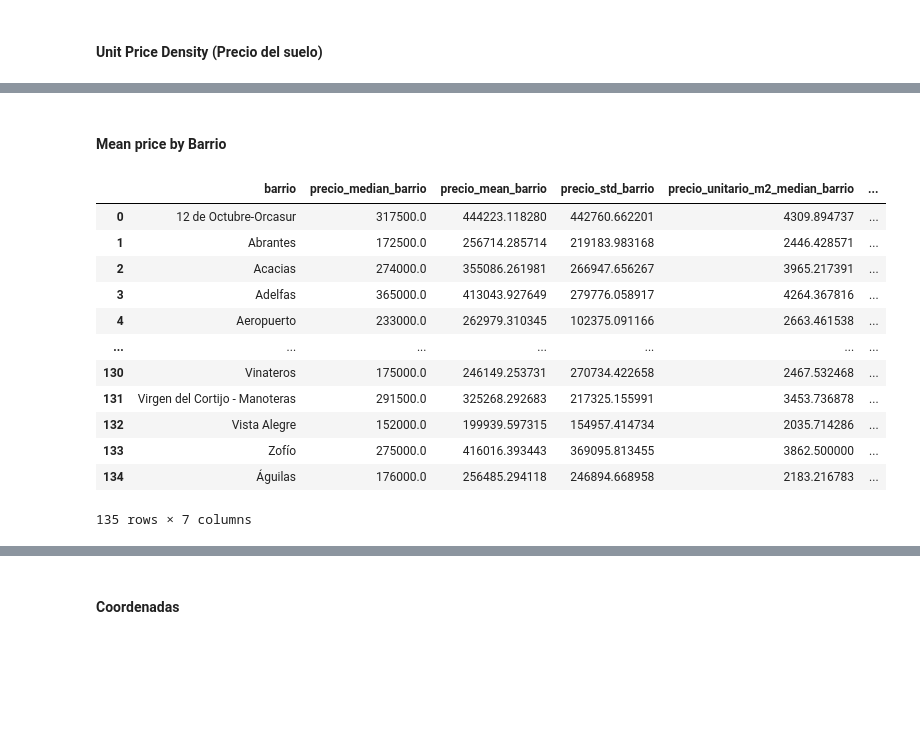
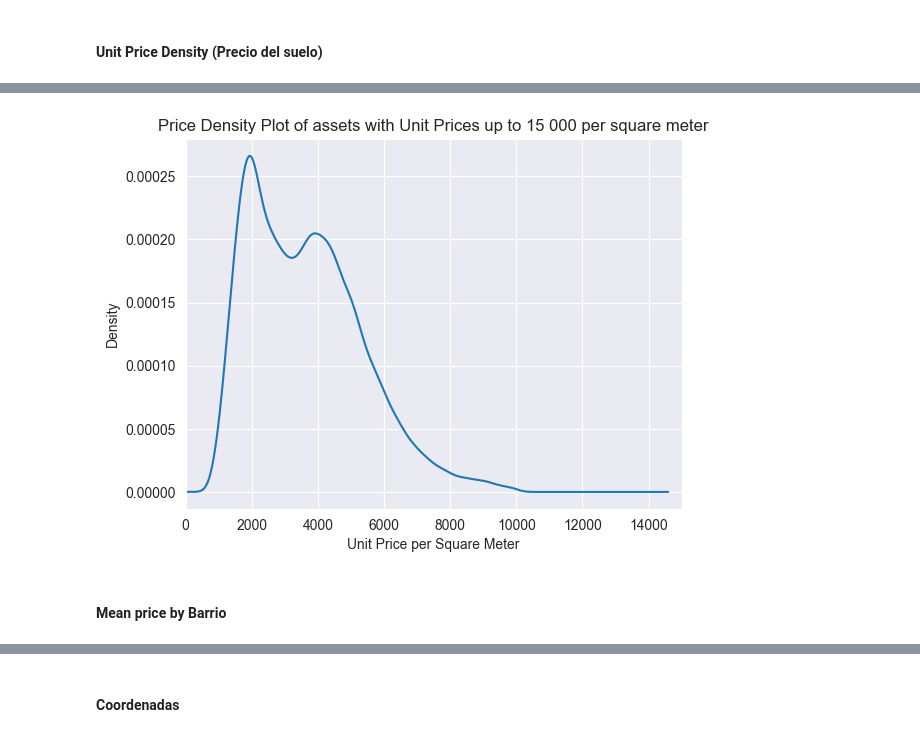
Before and after one commit to anamartiiins/MDS6-IDEALISTA, a Jupyter notebook: exploratory_data_analysis_insights.ipynb, the cells around one changed output, grey strips where cells are left out. Cells and saved outputs as stored; diff of their text form; code cells hidden in the pictures; blank space fills up the shorter version.

```diff
--- a/exploratory_data_analysis_insights.ipynb
+++ b/exploratory_data_analysis_insights.ipynb
@@ -193,3 +228,28 @@ plt.show()
+# %%
+import matplotlib.pyplot as plt
+
+# Plot the KDE with unit prices in thousands
+df_train.precio_unitario_m2.plot.kde()
+
+# Set x-axis tick labels format to non-scientific notation
+plt.ticklabel_format(style='plain', axis='x')
+
+# Set x-axis label
+plt.xlabel('Unit Price per Square Meter')
+
+# Set the x-axis limit to start at 0 and end at 2000
+plt.xlim([0, 15000])
+
+# Set a title
+plt.title('Price Density Plot of assets with Unit Prices up to 15 000 per square meter')
+
+# Save the plot with a different filename
+plt.savefig('price_density_plot_unit_price_per_square_meter.png')
+
+# Show the plot
+plt.show()
+# %% [output]
+[figure, added]
 # %% [markdown]
 #### Mean price by Barrio
 # %%
@@ -200,19 +260,3 @@ df_metrics_barrios= df_train.groupby(['barrio']).agg({'precio':['median', 'mean'
 df_metrics_barrios.columns = ['barrio',
                          'precio_median_barrio', 'precio_mean_barrio', 'precio_std_barrio',
                          'precio_unitario_m2_median_barrio', 'precio_unitario_m2_mean_barrio', 'precio_unitario_m2_std_barrio']
-# %%
-df_metrics_barrios
-# %% [output]
-|  | barrio | precio_median_barrio | precio_mean_barrio | precio_std_barrio | precio_unitario_m2_median_barrio | ... |
-| 0 | 12 de Octubre-Orcasur | 317500.0 | 444223.118280 | 442760.662201 | 4309.894737 | ... |
-| 1 | Abrantes | 172500.0 | 256714.285714 | 219183.983168 | 2446.428571 | ... |
-| 2 | Acacias | 274000.0 | 355086.261981 | 266947.656267 | 3965.217391 | ... |
-| 3 | Adelfas | 365000.0 | 413043.927649 | 279776.058917 | 4264.367816 | ... |
-| 4 | Aeropuerto | 233000.0 | 262979.310345 | 102375.091166 | 2663.461538 | ... |
-| ... | ... | ... | ... | ... | ... | ... |
-| 130 | Vinateros | 175000.0 | 246149.253731 | 270734.422658 | 2467.532468 | ... |
-| 131 | Virgen del Cortijo - Manoteras | 291500.0 | 325268.292683 | 217325.155991 | 3453.736878 | ... |
-| 132 | Vista Alegre | 152000.0 | 199939.597315 | 154957.414734 | 2035.714286 | ... |
-| 133 | Zofío | 275000.0 | 416016.393443 | 369095.813455 | 3862.500000 | ... |
-| 134 | Águilas | 176000.0 | 256485.294118 | 246894.668958 | 2183.216783 | ... |
-135 rows × 7 columns
```
Also changed, not shown: parts of 22 cells of this notebook, 3 other files.
